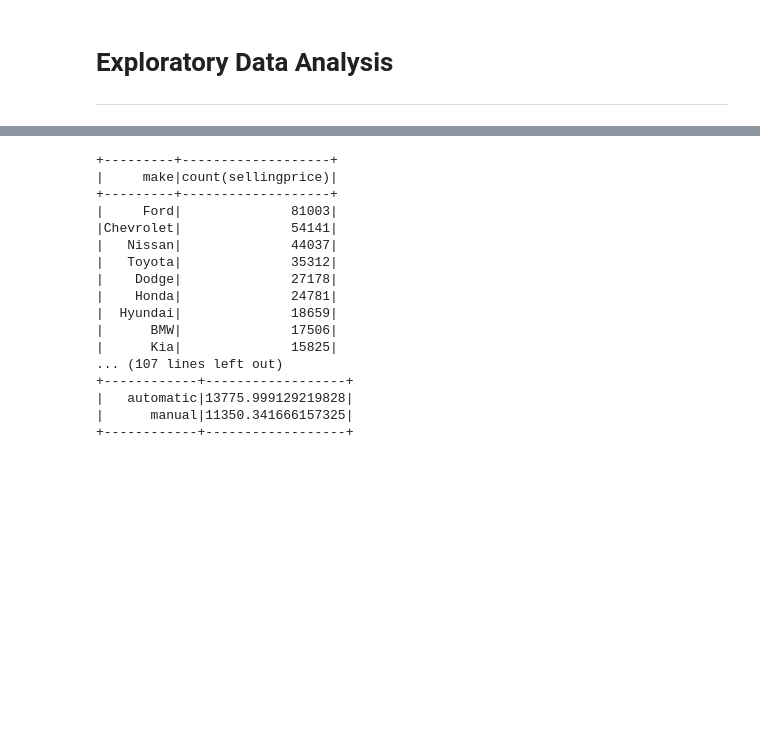
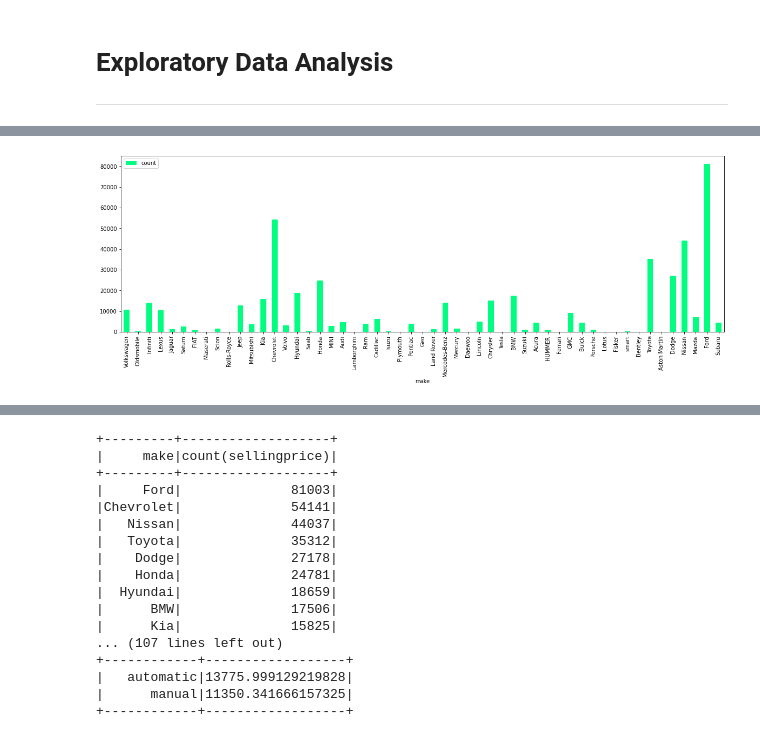
Before and after one commit to iamAngelSH/Used_Car_Project, a Jupyter notebook: FinalProjectImplementation.ipynb, the cells around one changed output, grey strips where cells are left out. Cells and saved outputs as stored; diff of their text form; code cells hidden in the pictures; blank space fills up the shorter version.

```diff
--- a/FinalProjectImplementation.ipynb
+++ b/FinalProjectImplementation.ipynb
@@ -382,0 +406,4 @@ only showing top 20 rows
+# %%
+plot_basic_visuals(df, 'make')
+# %% [output]
+[figure, added]
```
Also changed, not shown: parts of 9 cells of this notebook.
